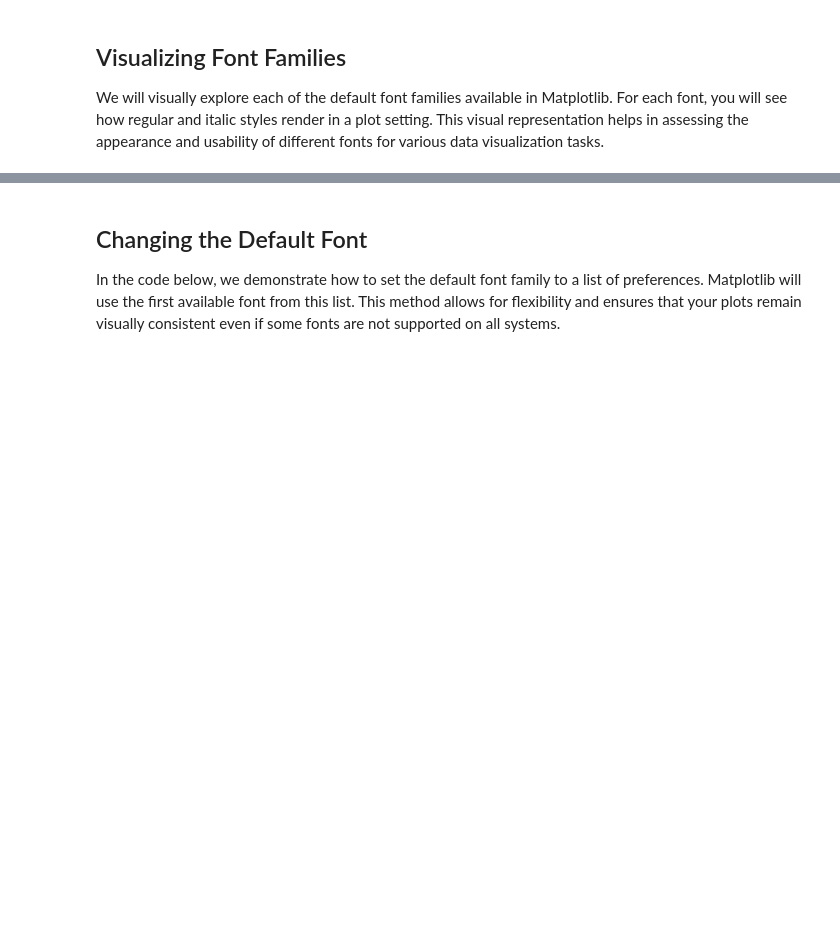
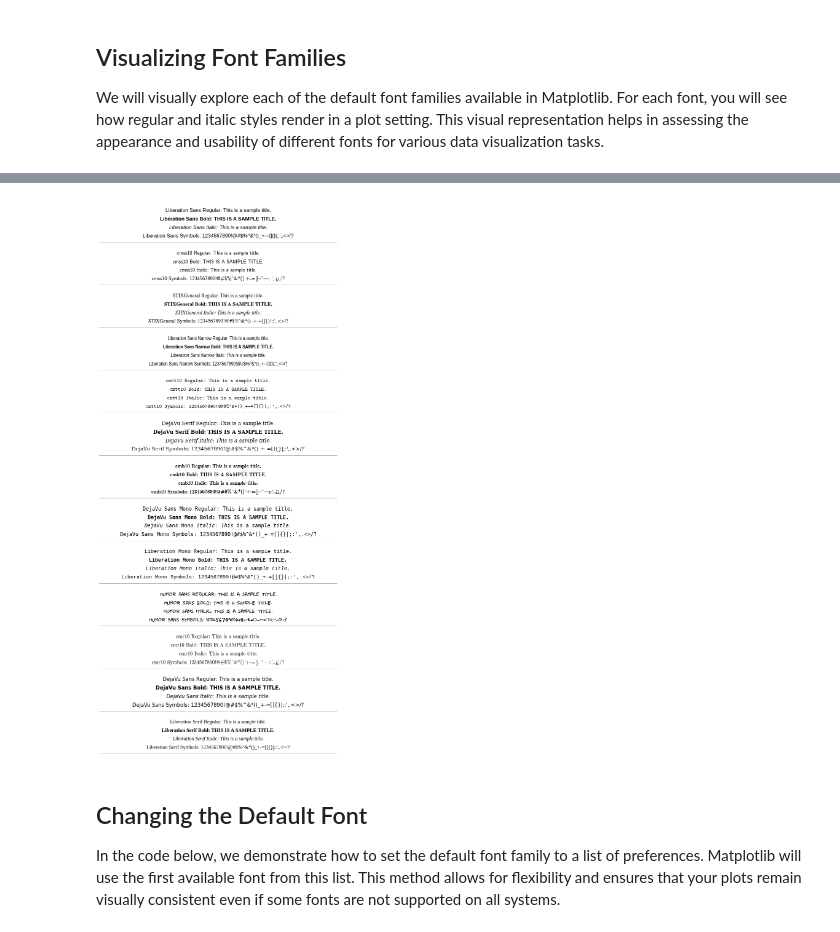
Before and after one commit to carogaltier/matplotlib-fonts, a Jupyter notebook: matplotlib_font_families_tutorial.ipynb, the cells around one changed output, grey strips where cells are left out. Saved outputs shown, nothing was run; the diff lists cells and outputs as text; code cells hidden in the pictures; blank space fills up the shorter version.

```diff
--- a/matplotlib_font_families_tutorial.ipynb
+++ b/matplotlib_font_families_tutorial.ipynb
@@ -77,0 +103,10 @@ plt.show()
+# %%
+# Define the list of special fonts with text rendering issues
+fonts_with_text_rendering_issues = ['cmmi10', 'cmsy10', 'cmex10']
+
+# Display the list of fonts that have missing glyphs
+display(Markdown("### Fonts that not render all glyphs:"))
+display(Markdown("\n".join([f"- {font}" for font in fonts_with_missing_glyphs])))
+
+display(Markdown("### Fonts with text rendering issues:"))
+display(Markdown("\n".join([f"- {font}" for font in fonts_with_text_rendering_issues])))
@@ -77,0 +131,7 @@ plt.show()
+# %%
+# Remove those fonts with rendering issues from the list of fonts that render successfully
+fonts_with_complete_glyphs = [font for font in fonts_with_complete_glyphs if font not in fonts_with_text_rendering_issues]
+
+# Display the list of fonts that have complete glyphs
+display(Markdown("### Fonts that render successfully:"))
+display(Markdown("\n".join([f"- {font}" for font in fonts_with_complete_glyphs])))
@@ -78,3 +153,27 @@ plt.show()
+# %%
+# Display sample text using the fonts that rendered all glyphs successfully
+plt.figure(figsize=(10, len(fonts_with_complete_glyphs) * 1.8))  # Adjusted vertical size for additional text lines
+plt.subplots_adjust(hspace=0)  # Increased vertical spacing
+
+for font_name in fonts_with_complete_glyphs:
+    ax = plt.subplot(len(fonts_with_complete_glyphs), 1, fonts_with_complete_glyphs.index(font_name) + 1)
+
+    # Display different styles of text
+    ax.text(0.5, 0.8, f"{font_name} Regular: This is a sample title.", fontsize=12, ha='center', va='center', fontname=font_name)
+    ax.text(0.5, 0.6, f"{font_name} Bold: THIS IS A SAMPLE TITLE.", fontsize=12, ha='center', va='center', fontname=font_name, weight='bold')
+    ax.text(0.5, 0.4, f"{font_name} Italic: This is a sample title.", fontsize=12, ha='center', va='center', fontname=font_name, style='italic')
+
+    # Display common symbols
+    symbols_text = "1234567890!@#$%^&*()_+-=[]{}|;:',.<>/?"
+    ax.text(0.5, 0.2, f"{font_name} Symbols: {symbols_text}", fontsize=12, ha='center', va='center', fontname=font_name)
+
+    # Aesthetic lines and settings
+    ax.axhline(y=0.05, color='grey', linewidth=0.5)
+    ax.axis('off')
+
+plt.show()
+# %% [output]
+[figure, added]
 # %% [markdown]
 ## Changing the Default Font
 
```
Also changed, not shown: parts of 7 cells of this notebook.
